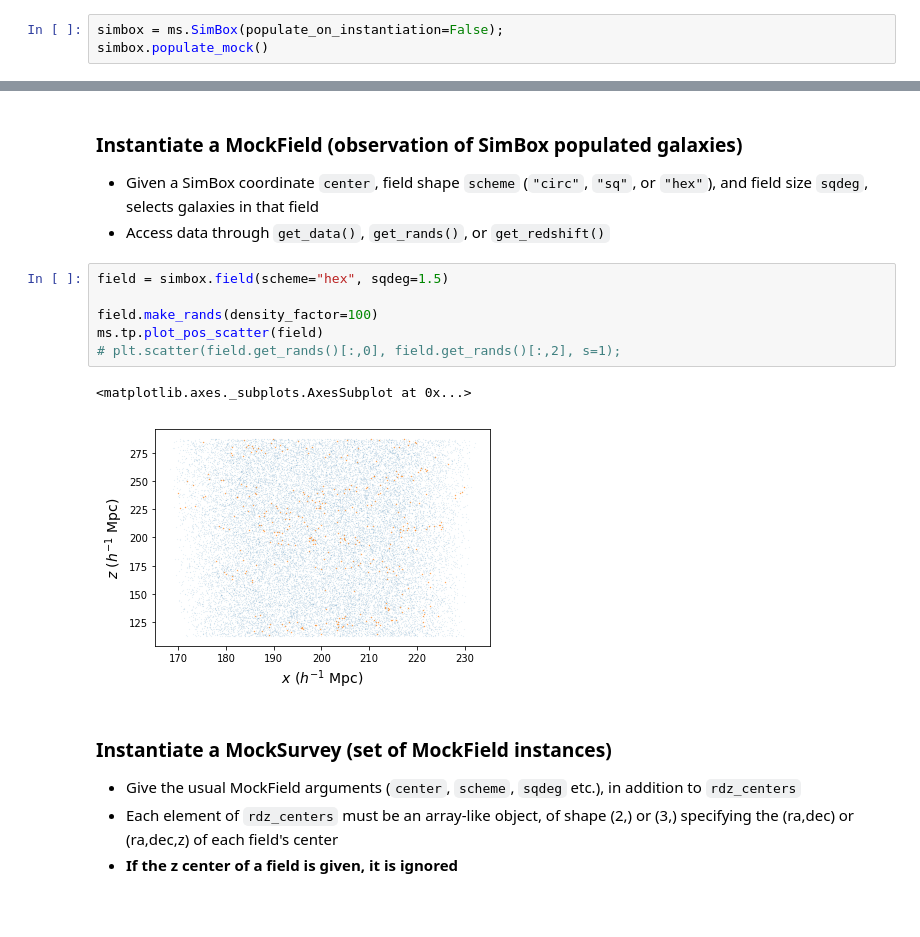
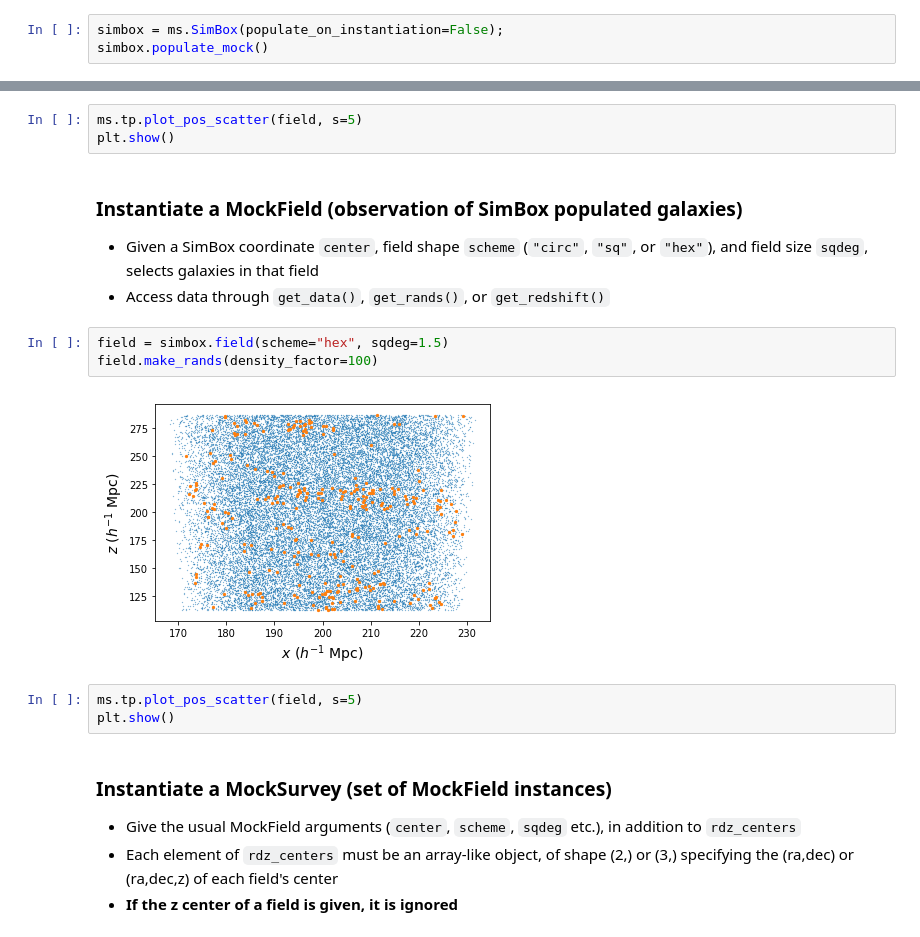
Before and after one commit to AlanPearl/mocksurvey, a Jupyter notebook: Tutorial.ipynb, the cells around one changed output, grey strips where cells are left out. Drawn from its saved outputs; the diff is of its cells as text; blank space fills up the shorter version.

```diff
--- a/Tutorial.ipynb
+++ b/Tutorial.ipynb
@@ -42,3 +53,6 @@ simbox.populate_mock()
+# %%
+ms.tp.plot_pos_scatter(field, s=5)
+plt.show()
 # %% [markdown]
 ### Instantiate a MockField (observation of SimBox populated galaxies)
 
@@ -46,13 +60,12 @@ simbox.populate_mock()
 - Access data through `get_data()`, `get_rands()`, or `get_redshift()`
 # %%
 field = simbox.field(scheme="hex", sqdeg=1.5)
-
 field.make_rands(density_factor=100)
-ms.tp.plot_pos_scatter(field)
-# plt.scatter(field.get_rands()[:,0], field.get_rands()[:,2], s=1);
 # %% [output]
-<matplotlib.axes._subplots.AxesSubplot at 0x...>
-[figure, old version]
+[figure, new version]
+# %%
+ms.tp.plot_pos_scatter(field, s=5)
+plt.show()
 # %% [markdown]
 ### Instantiate a MockSurvey (set of MockField instances)
 
```
Also changed, not shown: parts of 7 cells of this notebook, 3 other files.
